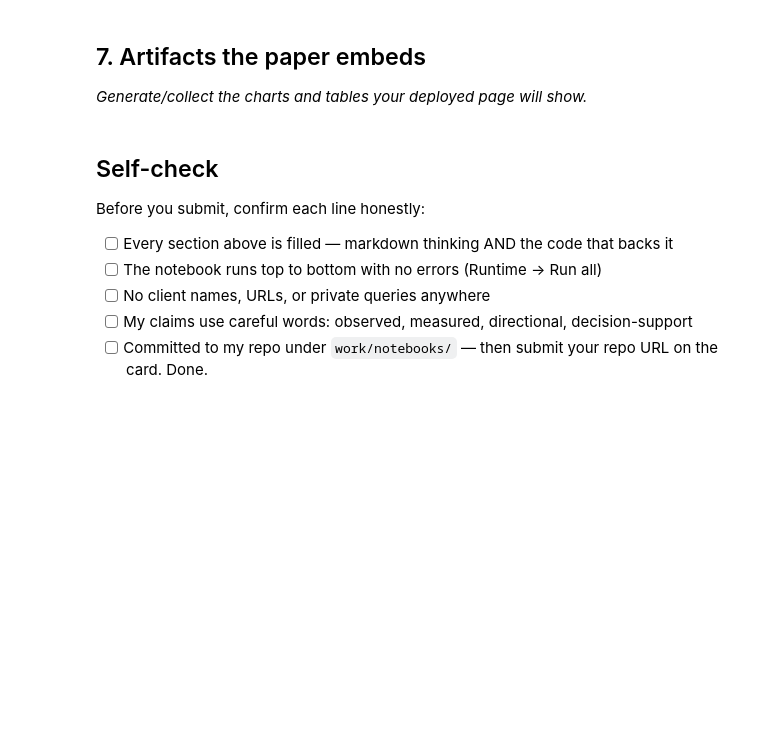
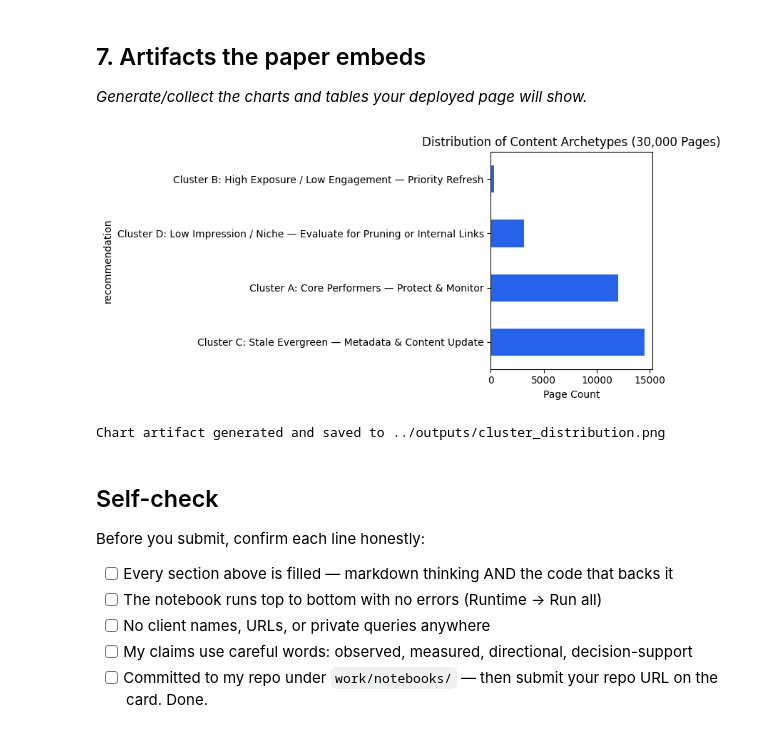
Before and after one commit to kafkaesque-08/flyrank-assignments, a Jupyter notebook: work/notebooks/capstone.ipynb, the cells around one changed output. Saved outputs shown, nothing was run; the diff lists cells and outputs as text; code cells hidden in the pictures; blank space fills up the shorter version.

```diff
--- a/work/notebooks/capstone.ipynb
+++ b/work/notebooks/capstone.ipynb
@@ -30,3 +115,27 @@ This skeleton is yours to fill. Work the sections **in order** — each one has
 ## 6. Ranked recommendations
 
 *The action playbook output — the paper's recommendations section.*
+# %%
+# Map clusters to action recommendations
+archetype_map = {
+    0: "Cluster A: Core Performers — Protect & Monitor",
+    1: "Cluster B: High Exposure / Low Engagement — Priority Refresh",
+    2: "Cluster C: Stale Evergreen — Metadata & Content Update",
+    3: "Cluster D: Low Impression / Niche — Evaluate for Pruning or Internal Links",
+}
+
+df["recommendation"] = df["cluster"].map(archetype_map)
+
+# Display Top Priority Recommendations
+action_queue = df[
+    [
+        "content_id",
+        "content_type",
+        "impressions_90d",
+        "engagement_rate",
+        "recommendation",
+    ]
+].sort_values(by="impressions_90d", ascending=False)
+
+print("Top 10 High-Priority Content Refresh Candidates:")
+action_queue.head(10)
@@ -34,6 +156,27 @@ This skeleton is yours to fill. Work the sections **in order** — each one has
 ## 7. Artifacts the paper embeds
 
 *Generate/collect the charts and tables your deployed page will show.*
+# %%
+import matplotlib.pyplot as plt
+
+# Generate Cluster Distribution Plot
+os.makedirs("../outputs", exist_ok=True)
+
+plt.figure(figsize=(8, 4))
+df["recommendation"].value_counts().plot(kind="barh", color="#2563eb")
+plt.title("Distribution of Content Archetypes (30,000 Pages)")
+plt.xlabel("Page Count")
+plt.tight_layout()
+
+# Save image artifact for paper embedding
+plot_path = "../outputs/cluster_distribution.png"
+plt.savefig(plot_path)
+plt.show()
+
+print(f"Chart artifact generated and saved to {plot_path}")
+# %% [output]
+[figure, added]
+Chart artifact generated and saved to ../outputs/cluster_distribution.png
 # %% [markdown]
 ## Self-check
 
```
Also changed, not shown: parts of 11 cells of this notebook.
